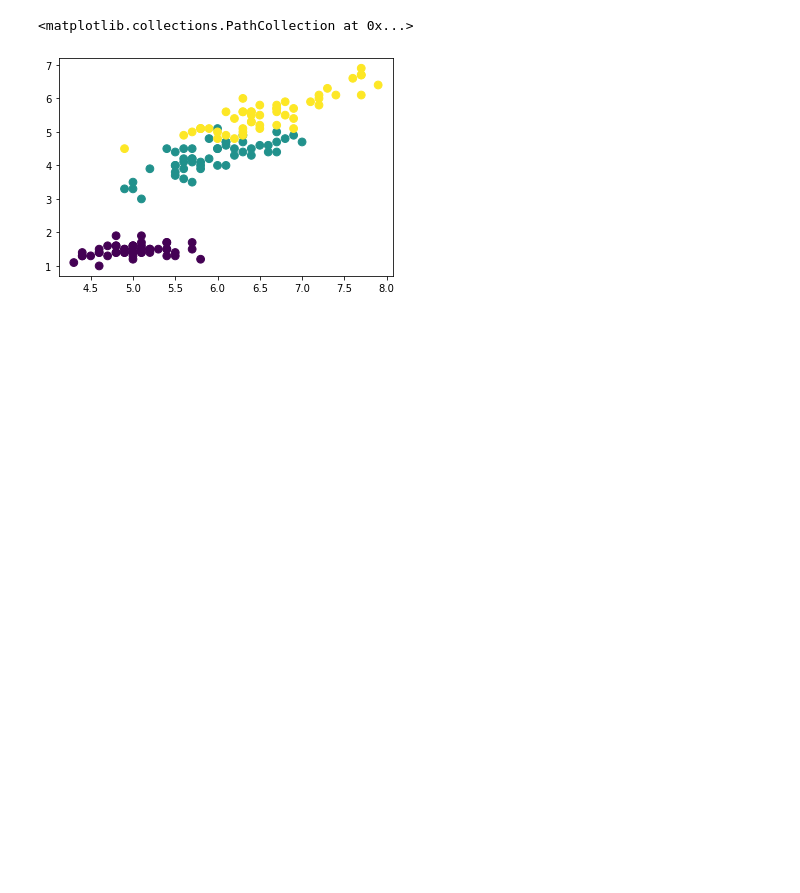
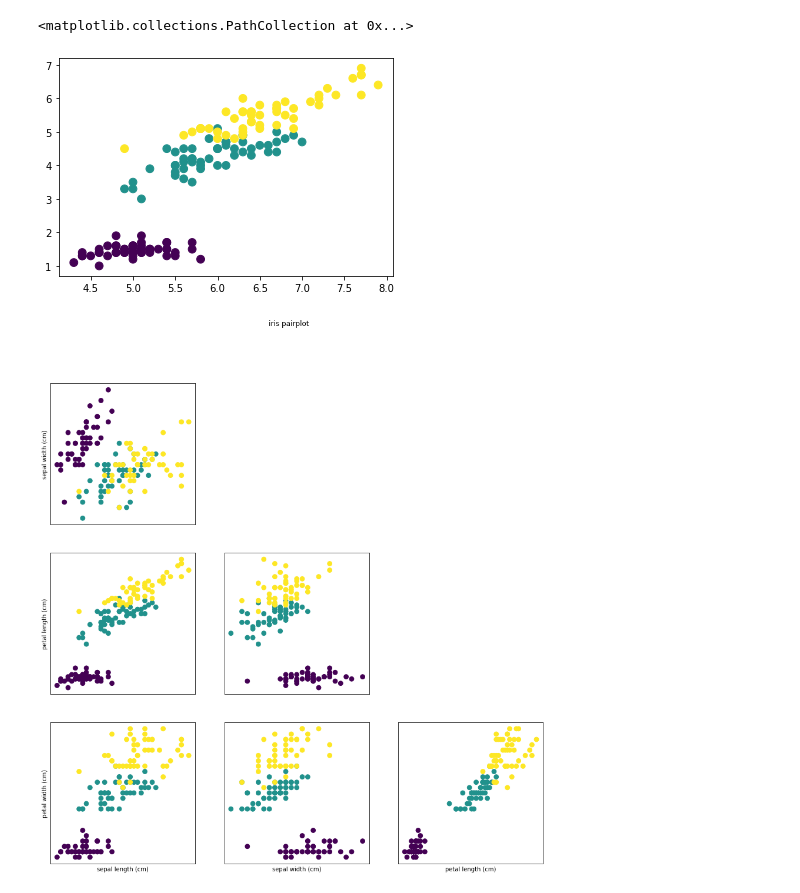
Before and after one commit to dhruvijoshi/Iris_analysis, a Jupyter notebook: main.ipynb, the cells around one changed output. Cells and saved outputs as stored; diff of their text form; code cells hidden in the pictures; blank space fills up the shorter version.

Commit message:
Plotting data

```diff
--- a/main.ipynb
+++ b/main.ipynb
@@ -34,3 +81,21 @@ plt.scatter(d[:,0], d[:,2], c=t, s=60)
 # %% [output]
 <matplotlib.collections.PathCollection at 0x...>
 [figure]
+# %%
+fig, ax = plt.subplots(3, 3, figsize=(15, 15))
+plt.suptitle("iris pairplot")
+
+for i in range(3):
+    for j in range(3):
+        ax[i,j].scatter(d[:,j], d[:,i+1], c=t, s=60)
+        ax[i,j].set_xticks(())
+        ax[i,j].set_yticks(())
+
+        if i == 2:
+            ax[i,j].set_xlabel(iris['feature_names'][j])
+        if j == 0:
+            ax[i,j].set_ylabel(iris['feature_names'][i+1])
+        if j > i:
+            ax[i,j].set_visible(False)
+# %% [output]
+[figure, added]
```
Also changed, not shown: parts of 4 cells of this notebook.
